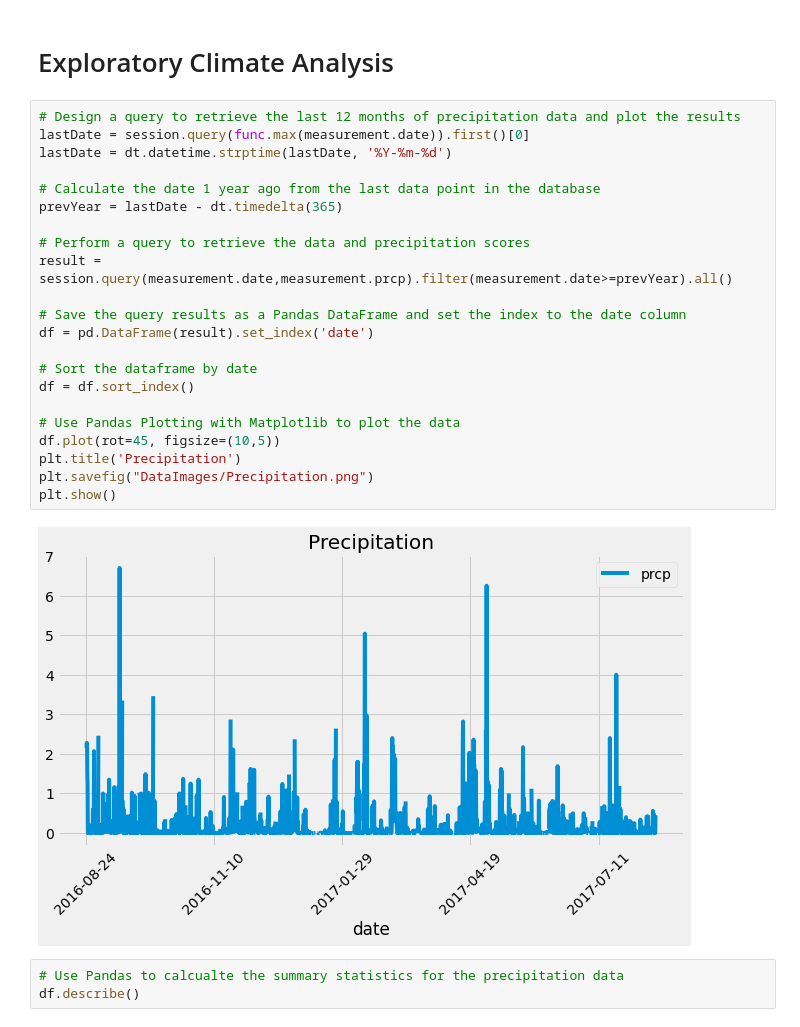
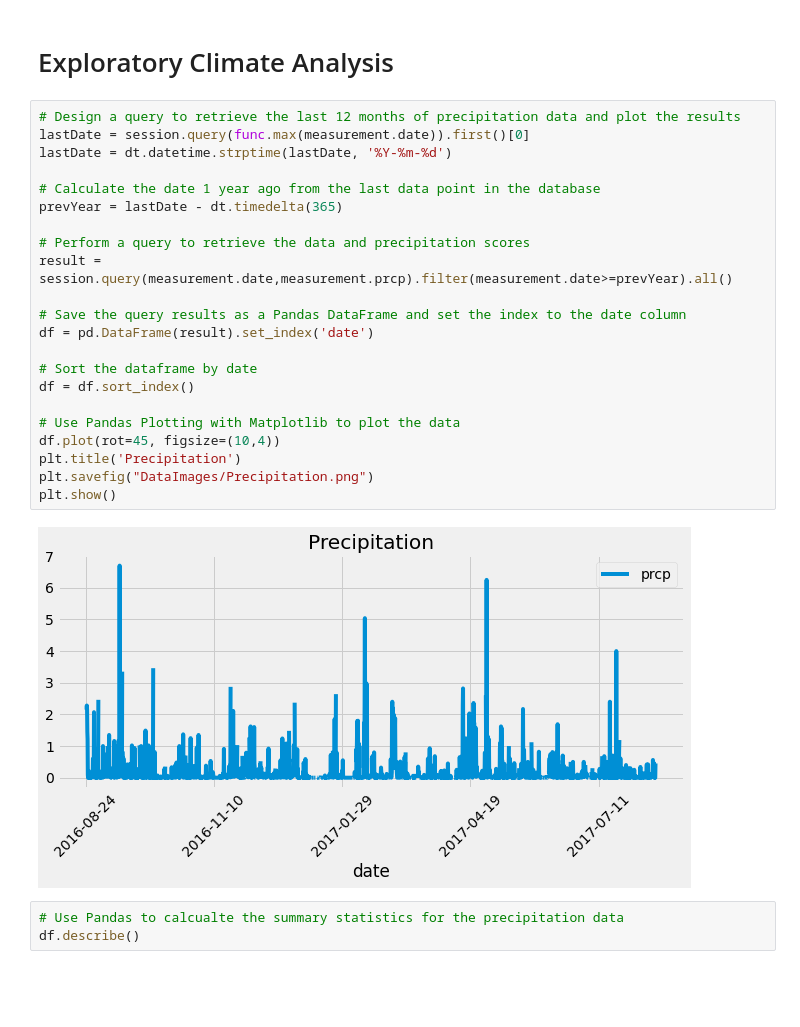
Before and after one commit to LisaHarrison08/SQLAlchemy-Climate-Analysis, a Jupyter notebook: climate_starter.ipynb, the cells around one changed output. Saved outputs shown, nothing was run; the diff lists cells and outputs as text; blank space fills up the shorter version.

```diff
--- a/climate_starter.ipynb
+++ b/climate_starter.ipynb
@@ -42,27 +44,27 @@ session = Session(engine)
 # %%
 # Design a query to retrieve the last 12 months of precipitation data and plot the results
 lastDate = session.query(func.max(measurement.date)).first()[0]
 lastDate = dt.datetime.strptime(lastDate, '%Y-%m-%d')
 
 # Calculate the date 1 year ago from the last data point in the database
 prevYear = lastDate - dt.timedelta(365)
 
 # Perform a query to retrieve the data and precipitation scores
 result = session.query(measurement.date,measurement.prcp).filter(measurement.date>=prevYear).all()
 
 # Save the query results as a Pandas DataFrame and set the index to the date column
 df = pd.DataFrame(result).set_index('date')
 
 # Sort the dataframe by date
 df = df.sort_index()
 
 # Use Pandas Plotting with Matplotlib to plot the data
-df.plot(rot=45, figsize=(10,5))
+df.plot(rot=45, figsize=(10,4))
 plt.title('Precipitation')
 plt.savefig("DataImages/Precipitation.png")
 plt.show()
 # %% [output]
-[figure, old version]
+[figure, new version]
 # %%
 # Use Pandas to calcualte the summary statistics for the precipitation data
 df.describe()
```
Also changed, not shown: parts of 13 cells of this notebook, 3 other files.
